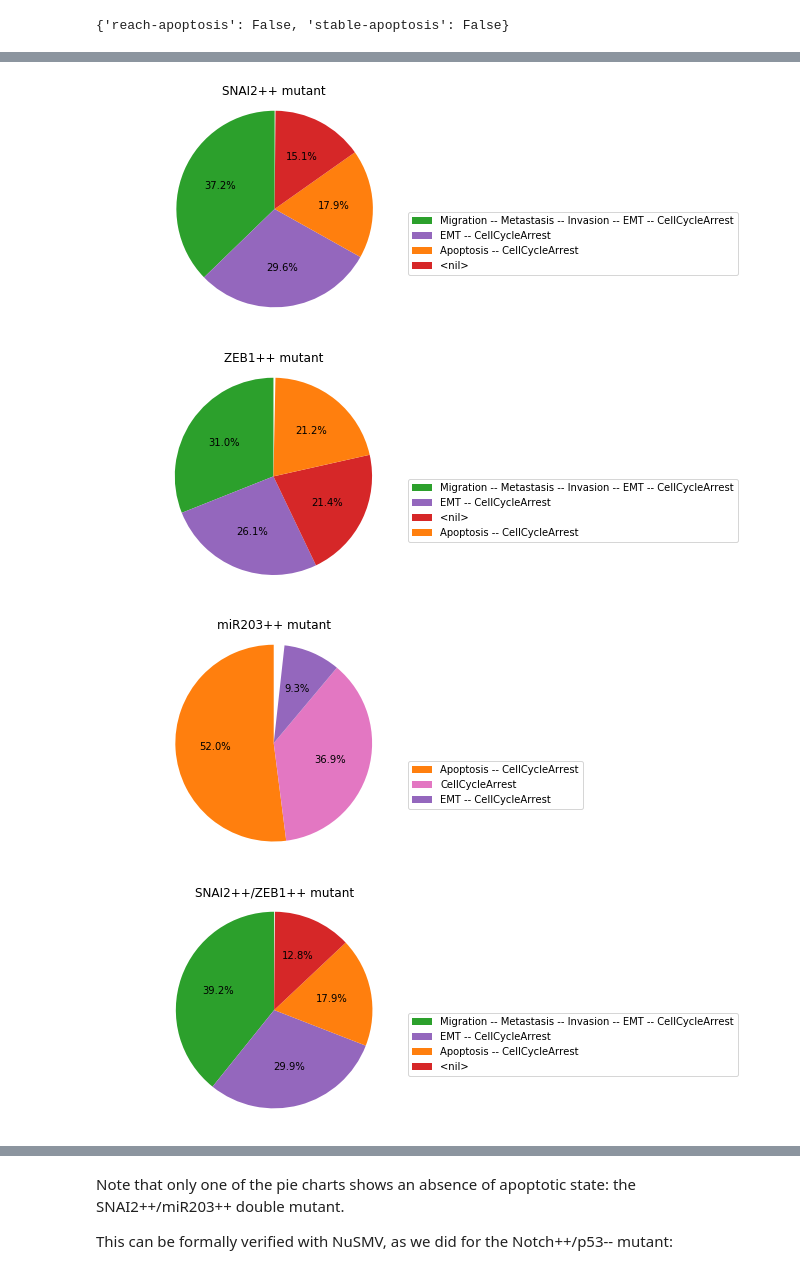
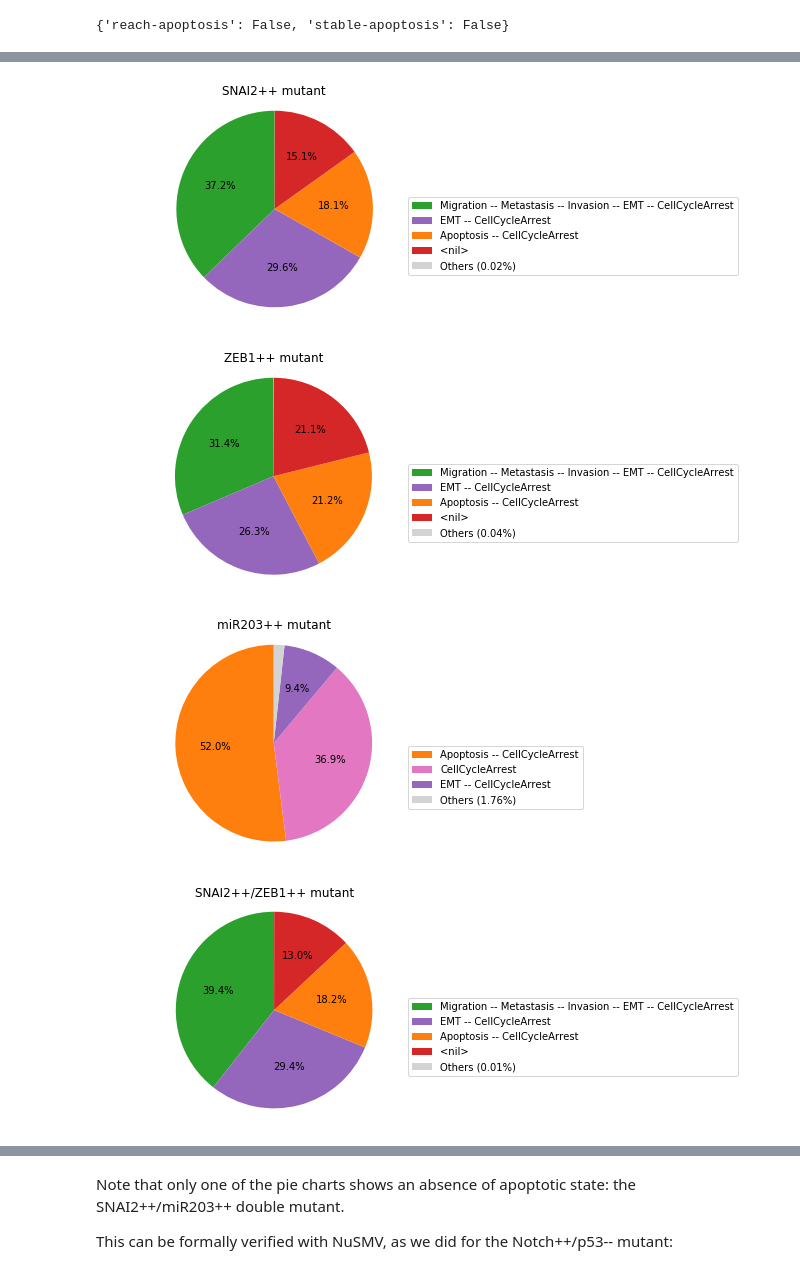
Before and after one commit to colomoto/colomoto-docker, a Jupyter notebook: usecases/Usecase - Mutations enabling tumour invasion.ipynb, the cells around one changed output, grey strips where cells are left out. Cells and saved outputs as stored; diff of their text form; code cells hidden in the pictures.

```diff
--- a/usecases/Usecase - Mutations enabling tumour invasion.ipynb
+++ b/usecases/Usecase - Mutations enabling tumour invasion.ipynb
@@ -213,6 +218,6 @@ Among the parameter list, `sample_count` corresponds to the number of simulation
 # %%
 wt_sim.update_parameters(discrete_time=0, use_physrandgen=0,
         seed_pseudorandom=100, sample_count=50000,
-        max_time=50, time_tick=0.1, thread_count=4,
+        max_time=75, time_tick=0.1, thread_count=4,
         statdist_traj_count=100, statdist_cluster_threshold=0.9)
 # %% [markdown]
@@ -395,25 +400,25 @@ The computation can take a couple of minutes. The results are shown in a graphic
 # %%
 formal_mutant = {'SNAI2': 1, 'ZEB1': 1, 'miR203': 1}
 for i in [1, 2]:
     # for any subset of mutations of size 1 then 2
     for mutants in combinations(formal_mutant, i):
         # copy the wild-type MaBoSS model
         masim = wt_sim.copy()
         # apply the mutations
         for m in mutants:
             masim.mutate(m, "ON" if formal_mutant[m] else "OFF")
         # run the simulations
         mares = masim.run()
         # plot the piechart of stable states
-        mares.plot_piechart(embed_labels=False, autopct=4)
+        mares.plot_piechart()
         # print the mutation in the title
         def mutname(m):
             return m + ("++" if formal_mutant[m] else "--")
         name = "/".join(map(mutname, mutants))
         plt.title("%s mutant" % name)
 # %% [output]
-[figure, old version]
+[figure, new version]
-[figure, old version]
+[figure, new version]
-[figure, old version]
+[figure, new version]
-[figure, old version]
+[figure, new version]
 [figure]
```
Also changed, not shown: parts of 32 cells of this notebook.
